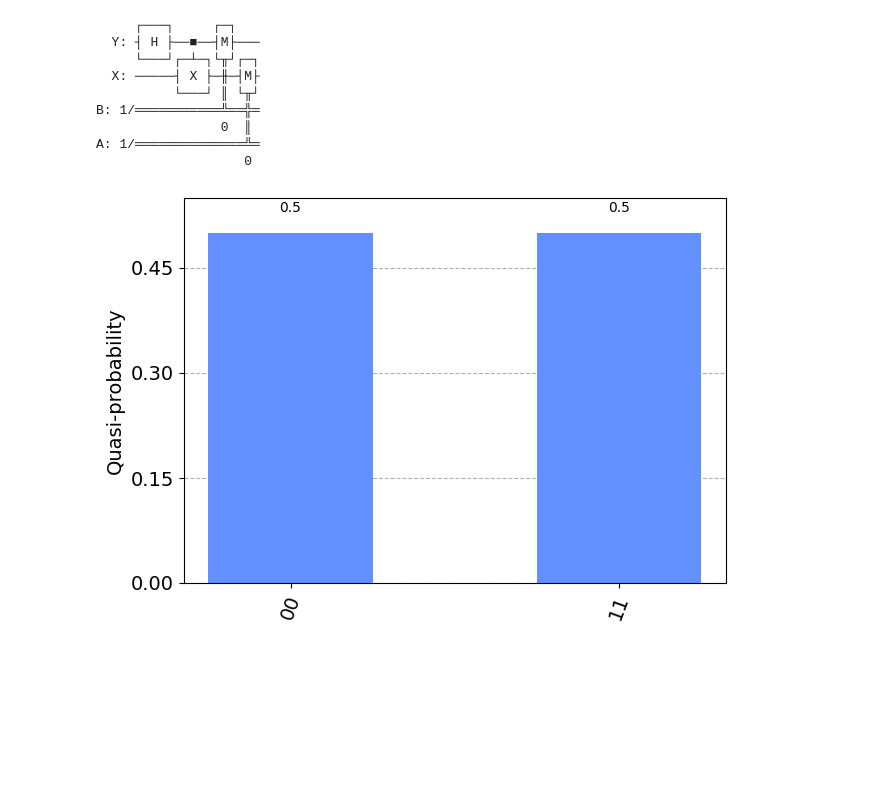
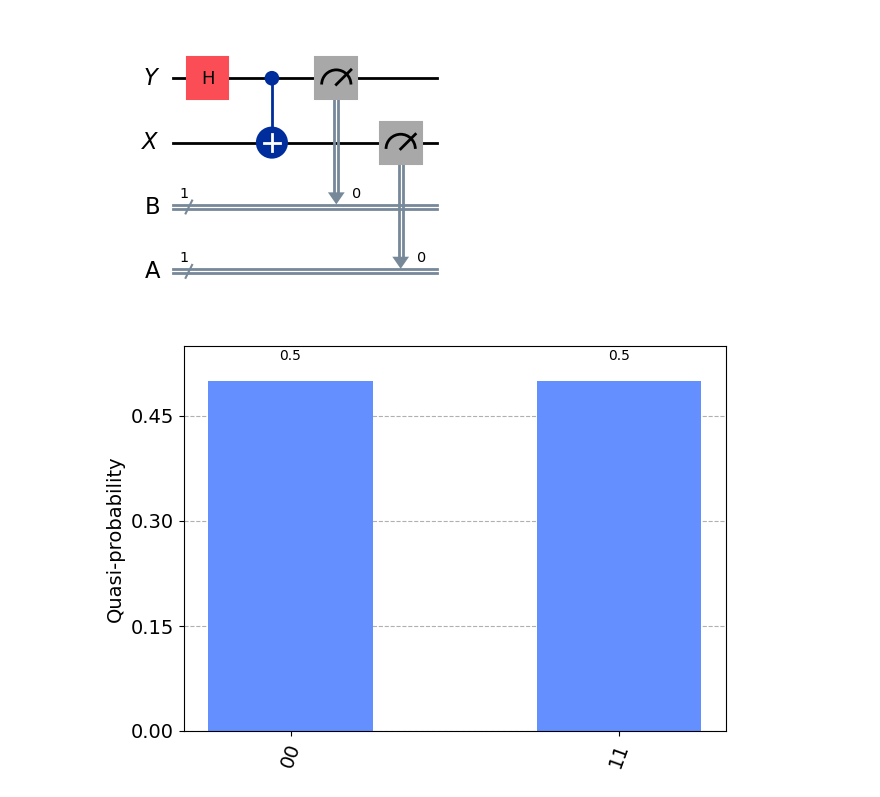
Before and after one commit to dannybozbay/Qiskit-Tutorials, a Jupyter notebook: notebooks/Lesson 3 - Quantum Circuits.ipynb, the cells around one changed output. Drawn from its saved outputs; the diff is of its cells as text; code cells hidden in the pictures; blank space fills up the shorter version.

```diff
--- a/notebooks/Lesson 3 - Quantum Circuits.ipynb
+++ b/notebooks/Lesson 3 - Quantum Circuits.ipynb
@@ -39,34 +35,26 @@ X: ┤ H ├┤ S ├┤ H ├┤ T ├
 # %%
 # Creating two qubits
 X = QuantumRegister(1, "X")
 Y = QuantumRegister(1, "Y")
 
 # Creating two classical bits
 A = ClassicalRegister(1, "A")
 B = ClassicalRegister(1, "B")
 
 # Initialising a quantum circuit
 circuit = QuantumCircuit(Y, X, B, A)
 
 # Adding unitary operations
 circuit.h(Y)
 circuit.cx(Y, X)
 
 # Adding measurement gates
 circuit.measure(Y, B)
 circuit.measure(X, A)
 
-display(circuit.draw())
+display(circuit.draw(output='mpl'))
 # %% [output]
-     ┌───┐     ┌─┐
-  Y: ┤ H ├──■──┤M├───
-     └───┘┌─┴─┐└╥┘┌─┐
-  X: ─────┤ X ├─╫─┤M├
-          └───┘ ║ └╥┘
-B: 1/═══════════╩══╬═
-                0  ║
-A: 1/══════════════╩═
-                   0
+[figure, added]
 # %%
 # Simulating the circuit
 results = Sampler().run(circuit).result()
```
Also changed, not shown: parts of 2 cells of this notebook, 2 other files.
